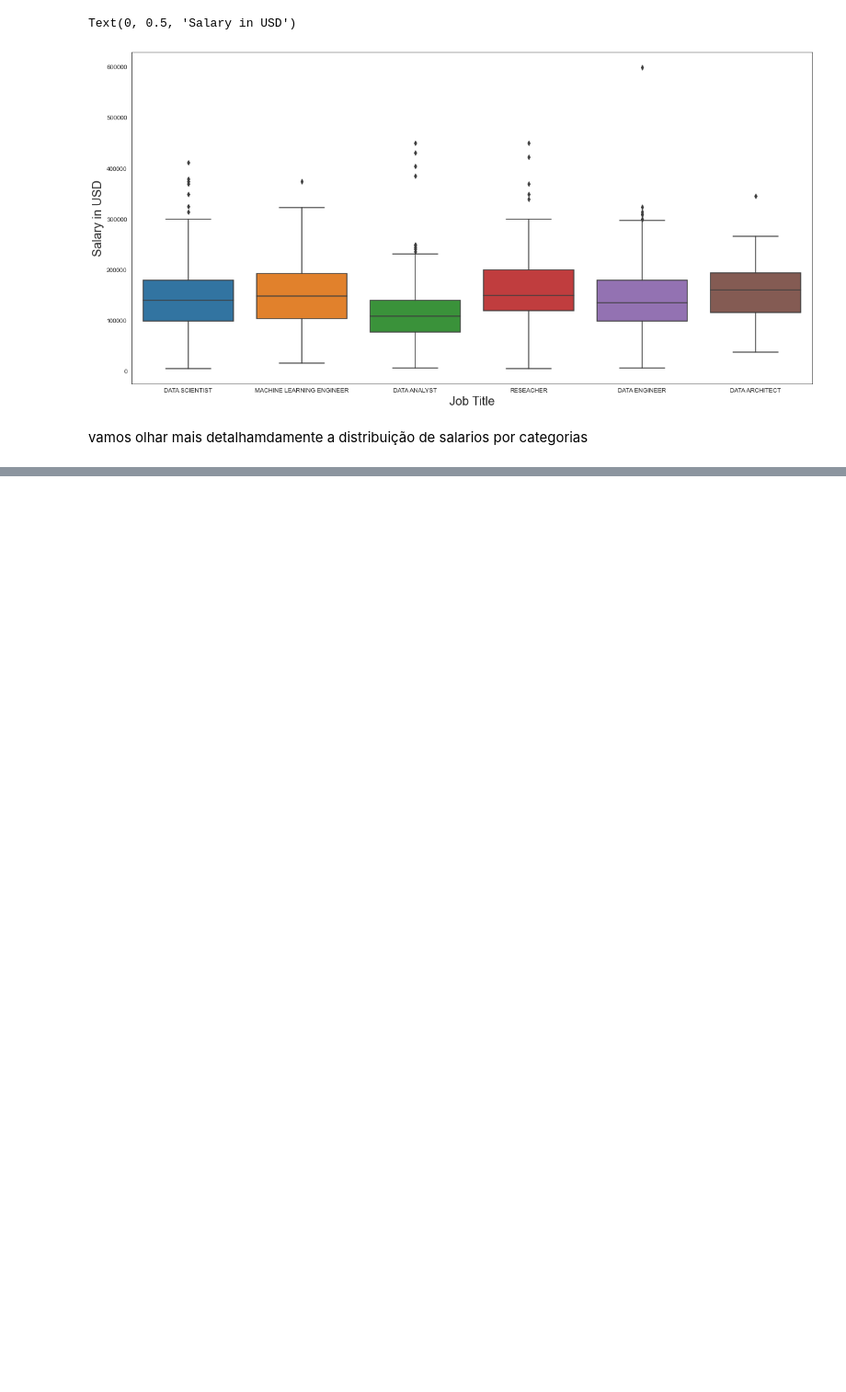
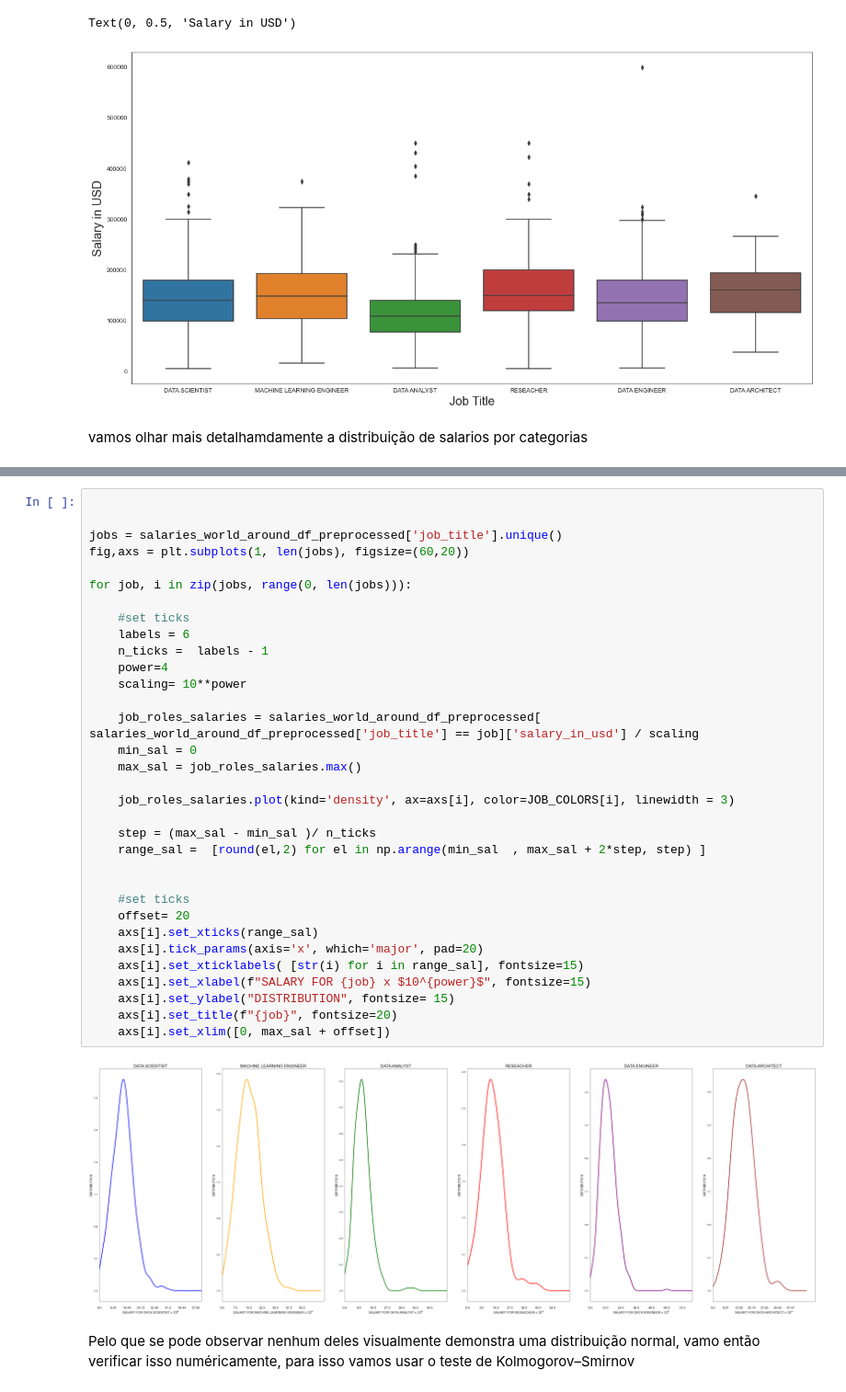
Before and after one commit to lucasvittal2/data_science_job_market_analysis, a Jupyter notebook: SprintI_counting_the_history.ipynb, the cells around one changed output, grey strips where cells are left out. Shown at 92% size. Saved outputs shown, nothing was run; the diff lists cells and outputs as text; blank space fills up the shorter version.

```diff
--- a/SprintI_counting_the_history.ipynb
+++ b/SprintI_counting_the_history.ipynb
@@ -511,0 +544,37 @@ for job, i in zip(jobs, range(0, len(jobs))):
+# %%
+
+
+jobs = salaries_world_around_df_preprocessed['job_title'].unique()
+fig,axs = plt.subplots(1, len(jobs), figsize=(60,20))
+
+for job, i in zip(jobs, range(0, len(jobs))):
+
+    #set ticks
+    labels = 6
+    n_ticks =  labels - 1
+    power=4
+    scaling= 10**power
+
+    job_roles_salaries = salaries_world_around_df_preprocessed[ salaries_world_around_df_preprocessed['job_title'] == job]['salary_in_usd'] / scaling
+    min_sal = 0
+    max_sal = job_roles_salaries.max()
+
+    job_roles_salaries.plot(kind='density', ax=axs[i], color=JOB_COLORS[i], linewidth = 3)
+
+    step = (max_sal - min_sal )/ n_ticks
+    range_sal =  [round(el,2) for el in np.arange(min_sal  , max_sal + 2*step, step) ]
+
+
+    #set ticks
+    offset= 20
+    axs[i].set_xticks(range_sal)
+    axs[i].tick_params(axis='x', which='major', pad=20)
+    axs[i].set_xticklabels( [str(i) for i in range_sal], fontsize=15)
+    axs[i].set_xlabel(f"SALARY FOR {job} x $10^{power}$", fontsize=15)
+    axs[i].set_ylabel("DISTRIBUTION", fontsize= 15)
+    axs[i].set_title(f"{job}", fontsize=20)
+    axs[i].set_xlim([0, max_sal + offset])
+# %% [output]
+[figure, added]
+# %% [markdown]
+Pelo que se pode observar nenhum deles visualmente demonstra uma distribuição normal, vamo então verificar isso numéricamente, para isso vamos usar o teste de Kolmogorov–Smirnov
```
Also changed, not shown: parts of 56 cells of this notebook, 3 other files.
